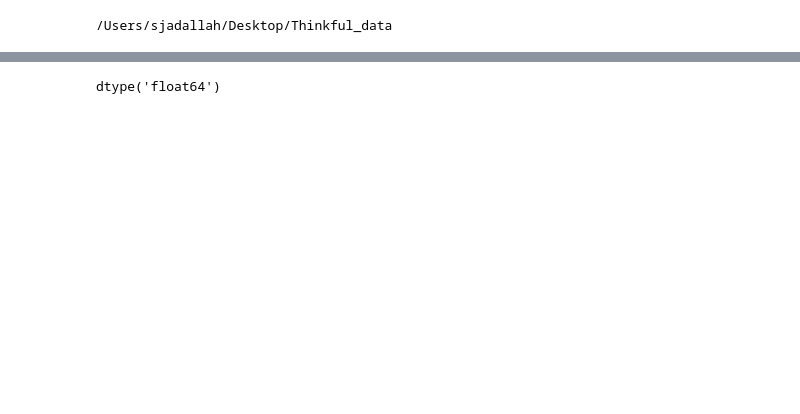
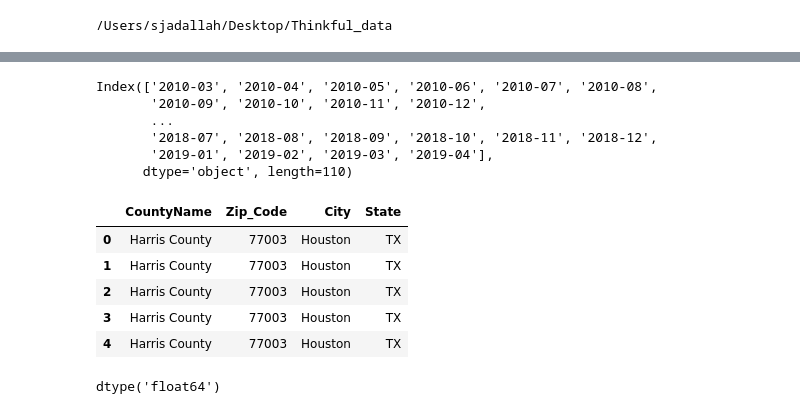
Before and after one commit to TheONEShafiq/Thinkful, a Jupyter notebook: Capstone1.ipynb, the cells around one changed output, grey strips where cells are left out. Saved outputs shown, nothing was run; the diff lists cells and outputs as text; code cells hidden in the pictures; blank space fills up the shorter version.

```diff
--- a/Capstone1.ipynb
+++ b/Capstone1.ipynb
@@ -58,3 +71,28 @@ county_df.first()
+# %%
+#Extract all but the first 4 columns from the list
+date_columns = column_list[4:]
+print(date_columns)
+# %% [output]
+Index(['2010-03', '2010-04', '2010-05', '2010-06', '2010-07', '2010-08',
+       '2010-09', '2010-10', '2010-11', '2010-12',
+       ...
+       '2018-07', '2018-08', '2018-09', '2018-10', '2018-11', '2018-12',
+       '2019-01', '2019-02', '2019-03', '2019-04'],
+      dtype='object', length=110)
+# %%
+county_df = county_df.apply(pd.DataFrame)
+pd.crosstab(df.regiment, df.company, margins=True)
+# %%
+transposed_df = pd.lreshape(county_df, {'date':date_columns}).sort_values('Zip_Code').reindex_axis(['CountyName','Zip_Code','City','State'],axis=1).reset_index(drop=True)
+# %%
+transposed_df.head()
+# %% [output]
+|  | CountyName | Zip_Code | City | State |
+| 0 | Harris County | 77003 | Houston | TX |
+| 1 | Harris County | 77003 | Houston | TX |
+| 2 | Harris County | 77003 | Houston | TX |
+| 3 | Harris County | 77003 | Houston | TX |
+| 4 | Harris County | 77003 | Houston | TX |
 # %%
 df['Zip_Code'] = df['Zip_Code'].astype(str)
 # %%
```
Also changed, not shown: parts of 8 cells of this notebook.
